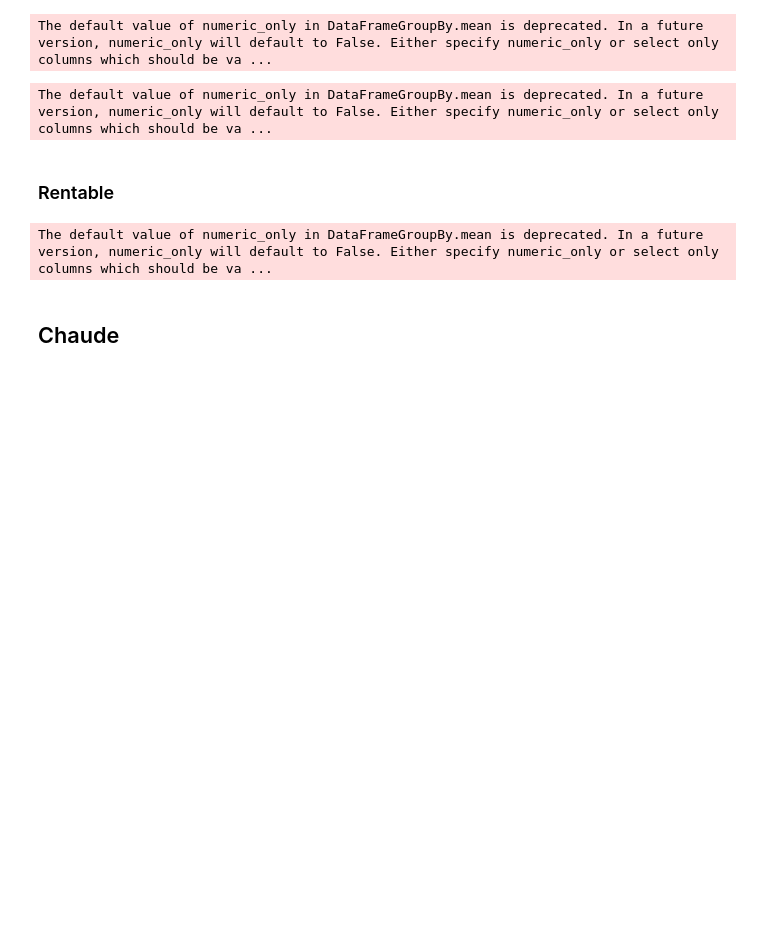
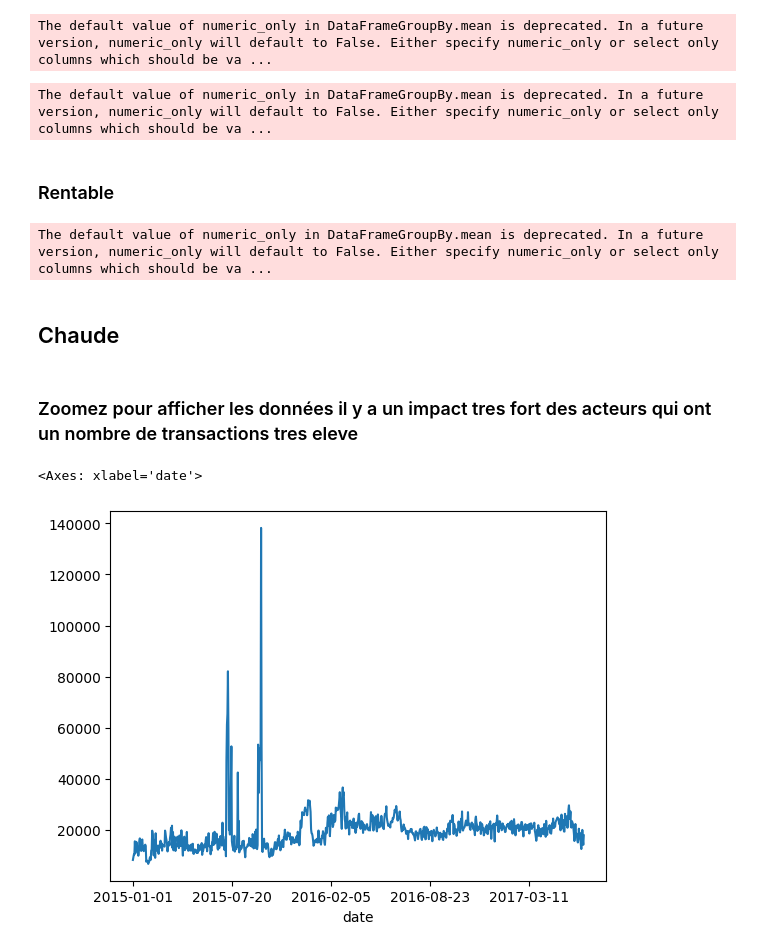
Before and after one commit to NyalephTheCat/pybd-project, a Jupyter notebook: MAGNIER_LORIN.ipynb, the cells around one changed output. Saved outputs shown, nothing was run; the diff lists cells and outputs as text; code cells hidden in the pictures; blank space fills up the shorter version.

```diff
--- a/MAGNIER_LORIN.ipynb
+++ b/MAGNIER_LORIN.ipynb
@@ -118,0 +127,2 @@ The default value of numeric_only in DataFrameGroupBy.mean is deprecated. In a f
+# %% [markdown]
+### Zoomez pour afficher les données il y a un impact tres fort des acteurs qui ont un nombre de transactions tres eleve
@@ -118,0 +137,7 @@ The default value of numeric_only in DataFrameGroupBy.mean is deprecated. In a f
+# %%
+blockcain_by_day = blockchain_actor.groupby("date")["nb_transactions"].sum()
+
+px.line(blockcain_by_day, title="Nombre de transactions par jour")
+# %% [output]
+<Axes: xlabel='date'>
+[figure, added]
```
Also changed, not shown: parts of 6 cells of this notebook.
